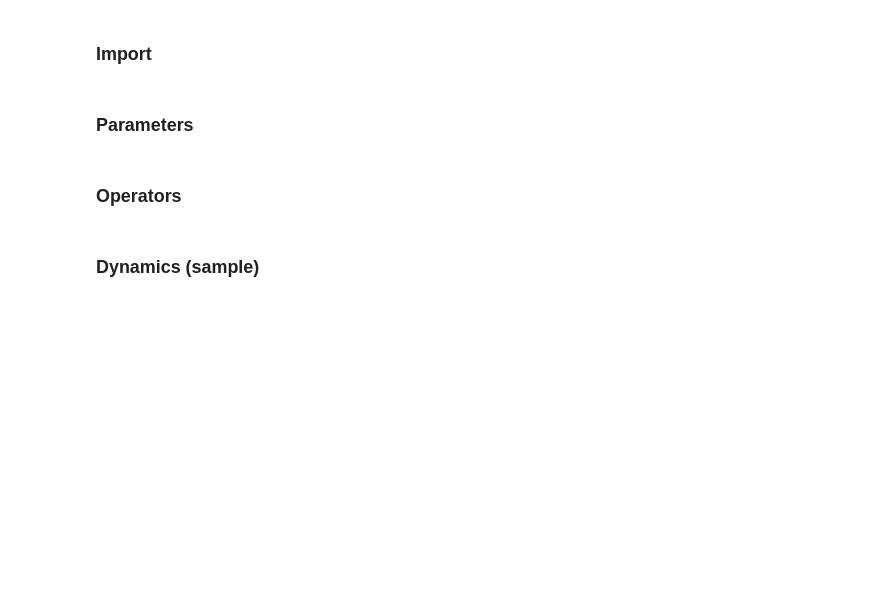
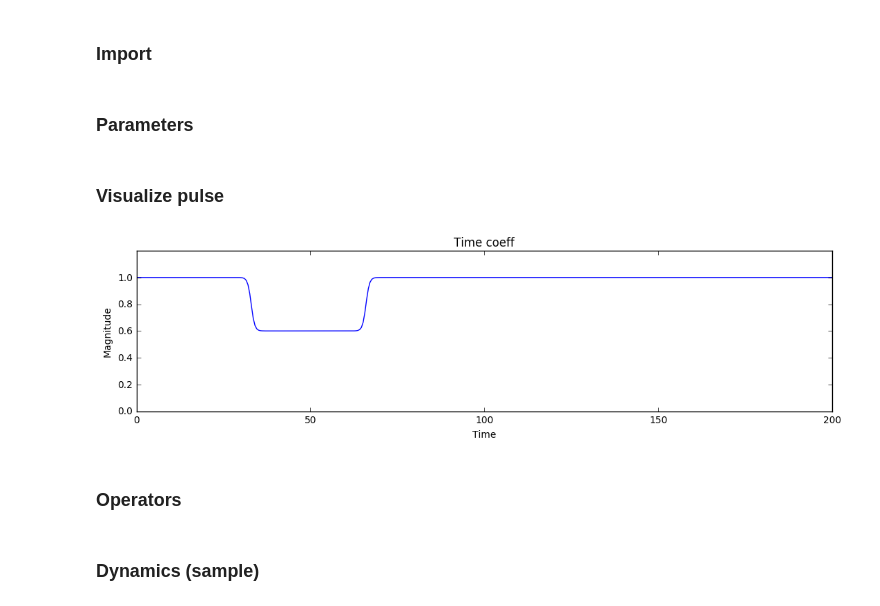
Before and after one commit to safoex/qubitlab, a Jupyter notebook: python/qutip/Ej(t) dynamics.ipynb, the cells around one changed output. Saved outputs shown, nothing was run; the diff lists cells and outputs as text; code cells hidden in the pictures; blank space fills up the shorter version.

Commit message:
Better pulse?

```diff
--- a/python/qutip/Ej(t) dynamics.ipynb
+++ b/python/qutip/Ej(t) dynamics.ipynb
@@ -27,3 +28,16 @@ psi0 = 0                #-> evecs[0]
+# %% [markdown]
+### Visualize pulse
+# %%
+time_c_func = lambdify({'t1','t2','stretch','dEj','t'},time_coeff,'numpy')
+fig, ax = plt.subplots(1,1, figsize=(13,3))
+ax.set_title('Time coeff');
+ax.plot(tlist, time_c_func(t1=t1,t2=t2,dEj=dEj,stretch=stretch,t=tlist))
+ax.set_ylim(0,1.2)
+ax.legend()
+ax.set_xlabel('Time')
+ax.set_ylabel('Magnitude');
+# %% [output]
+[figure, added]
 # %% [markdown]
 ### Operators
 # %%
```
Also changed, not shown: parts of 13 cells of this notebook, 1 other file.
